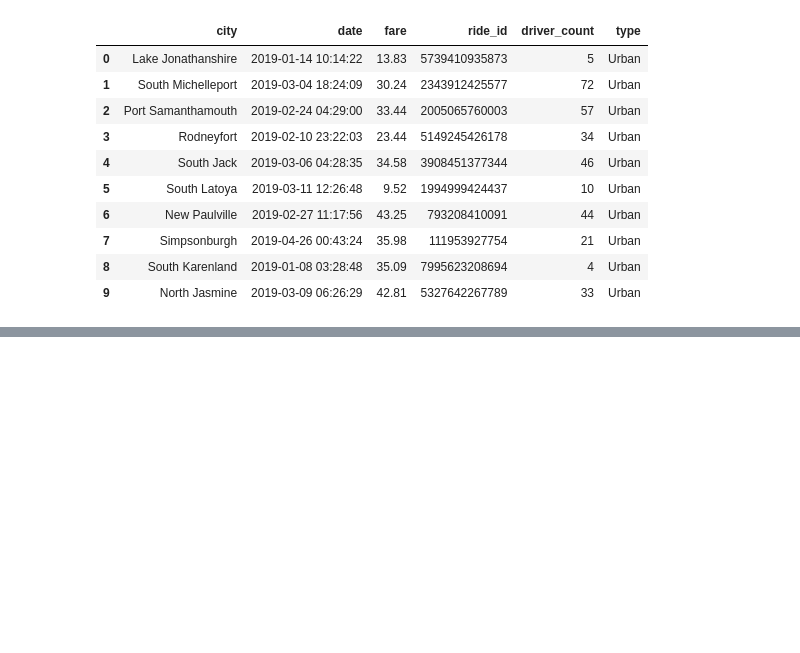
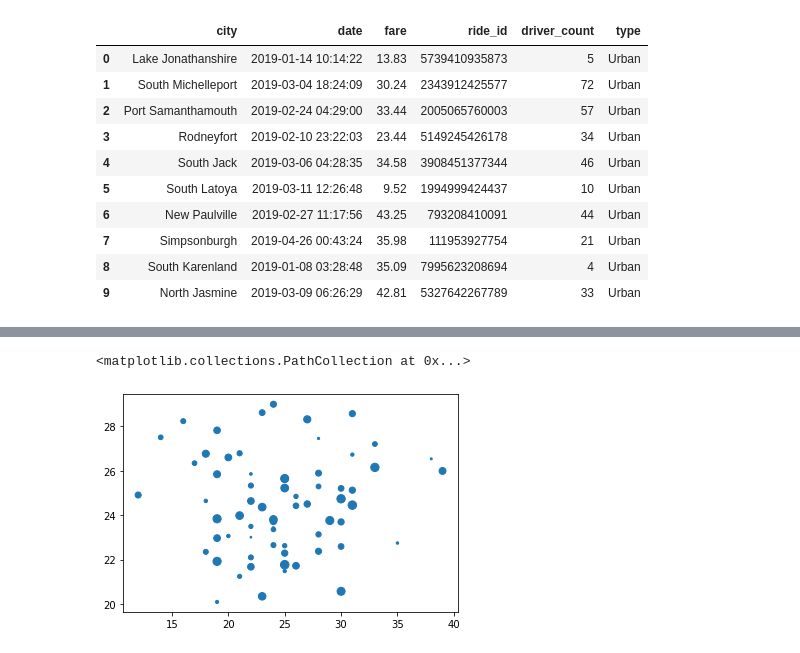
Before and after one commit to ariw237/PyBer_Analysis, a Jupyter notebook: PyBer.ipynb, the cells around one changed output, grey strips where cells are left out. Cells and saved outputs as stored; diff of their text form; code cells hidden in the pictures; blank space fills up the shorter version.

```diff
--- a/PyBer.ipynb
+++ b/PyBer.ipynb
@@ -161,0 +217,3 @@ pyber_data_df.head(10)
+# %%
+#Now we need the average number of drivers for each city in each city type:
+urban_average_drivers_by_city = urban_cities_df.groupby(["city"]).mean()["driver_count"]
@@ -161,0 +262,6 @@ pyber_data_df.head(10)
+# %%
+#Not very informative so lets add more to this by changing bubble size based on number of drivers:
+plt.scatter(urban_ride_count, urban_average_fare, s=urban_average_drivers_by_city)
+# %% [output]
+<matplotlib.collections.PathCollection at 0x...>
+[figure, added]
```
Also changed, not shown: parts of 15 cells of this notebook.
